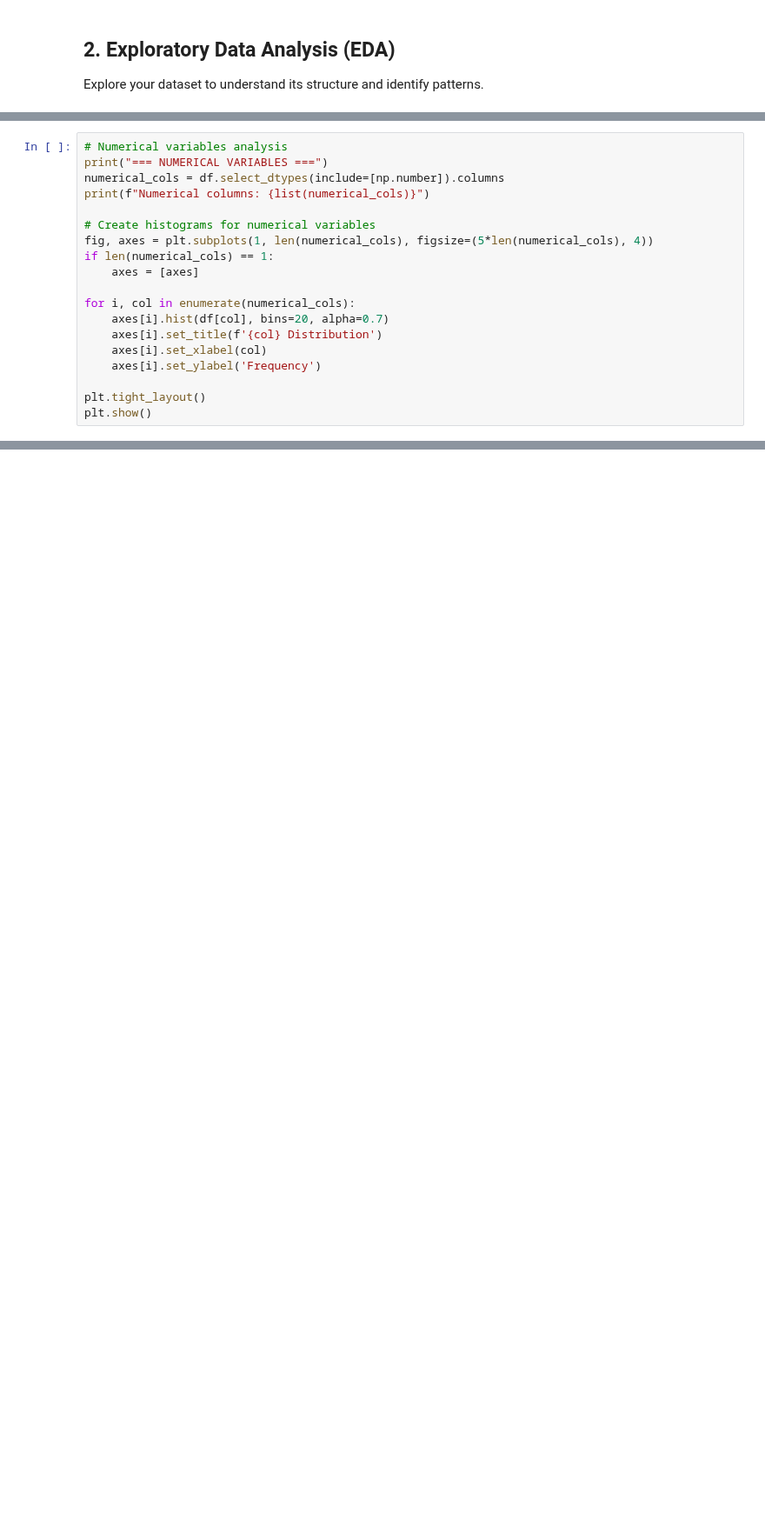
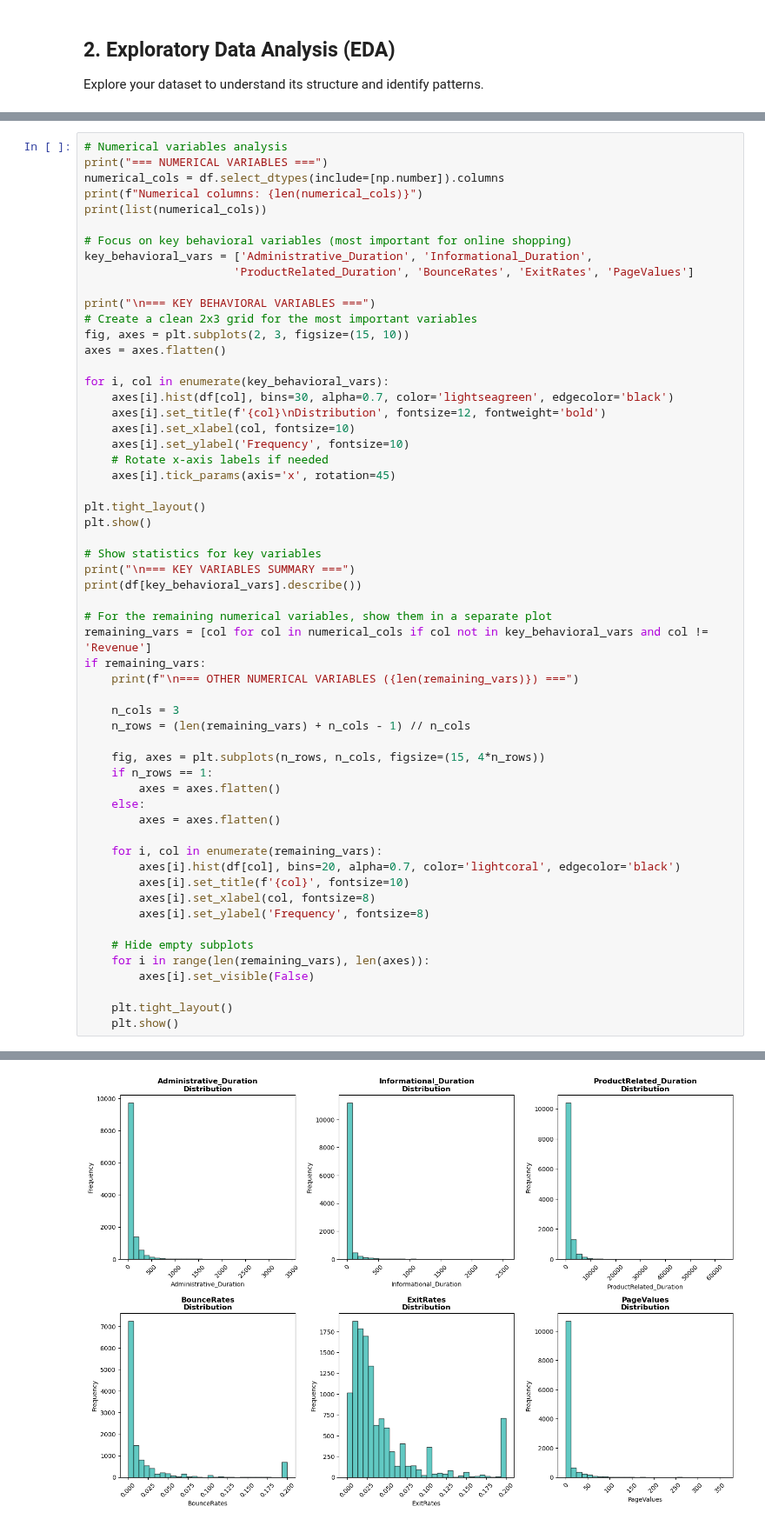
Before and after one commit to DS219/spark-seprep, a Jupyter notebook: student-work/assignment-5/assignment5-AnsonZhu.ipynb, the cells around one changed output, grey strips where cells are left out. Shown at 87% size. Cells and saved outputs as stored; diff of their text form; blank space fills up the shorter version.

```diff
--- a/student-work/assignment-5/assignment5-AnsonZhu.ipynb
+++ b/student-work/assignment-5/assignment5-AnsonZhu.ipynb
@@ -132,19 +118,0 @@ Name: count, dtype: int64
-# %%
-# Numerical variables analysis
-print("=== NUMERICAL VARIABLES ===")
-numerical_cols = df.select_dtypes(include=[np.number]).columns
-print(f"Numerical columns: {list(numerical_cols)}")
-
-# Create histograms for numerical variables
-fig, axes = plt.subplots(1, len(numerical_cols), figsize=(5*len(numerical_cols), 4))
-if len(numerical_cols) == 1:
-    axes = [axes]
-
-for i, col in enumerate(numerical_cols):
-    axes[i].hist(df[col], bins=20, alpha=0.7)
-    axes[i].set_title(f'{col} Distribution')
-    axes[i].set_xlabel(col)
-    axes[i].set_ylabel('Frequency')
-
-plt.tight_layout()
-plt.show()
@@ -154,0 +119,58 @@ Numerical columns: ['age', 'income', 'target']
+# %%
+# Numerical variables analysis
+print("=== NUMERICAL VARIABLES ===")
+numerical_cols = df.select_dtypes(include=[np.number]).columns
+print(f"Numerical columns: {len(numerical_cols)}")
+print(list(numerical_cols))
+
+# Focus on key behavioral variables (most important for online shopping)
+key_behavioral_vars = ['Administrative_Duration', 'Informational_Duration',
+                      'ProductRelated_Duration', 'BounceRates', 'ExitRates', 'PageValues']
+
+print("\n=== KEY BEHAVIORAL VARIABLES ===")
+# Create a clean 2x3 grid for the most important variables
+fig, axes = plt.subplots(2, 3, figsize=(15, 10))
+axes = axes.flatten()
+
+for i, col in enumerate(key_behavioral_vars):
+    axes[i].hist(df[col], bins=30, alpha=0.7, color='lightseagreen', edgecolor='black')
+    axes[i].set_title(f'{col}\nDistribution', fontsize=12, fontweight='bold')
+    axes[i].set_xlabel(col, fontsize=10)
+    axes[i].set_ylabel('Frequency', fontsize=10)
+    # Rotate x-axis labels if needed
+    axes[i].tick_params(axis='x', rotation=45)
+
+plt.tight_layout()
+plt.show()
+
+# Show statistics for key variables
+print("\n=== KEY VARIABLES SUMMARY ===")
+print(df[key_behavioral_vars].describe())
+
+# For the remaining numerical variables, show them in a separate plot
+remaining_vars = [col for col in numerical_cols if col not in key_behavioral_vars and col != 'Revenue']
+if remaining_vars:
+    print(f"\n=== OTHER NUMERICAL VARIABLES ({len(remaining_vars)}) ===")
+
+    n_cols = 3
+    n_rows = (len(remaining_vars) + n_cols - 1) // n_cols
+
+    fig, axes = plt.subplots(n_rows, n_cols, figsize=(15, 4*n_rows))
+    if n_rows == 1:
+        axes = axes.flatten()
+    else:
+        axes = axes.flatten()
+
+    for i, col in enumerate(remaining_vars):
+        axes[i].hist(df[col], bins=20, alpha=0.7, color='lightcoral', edgecolor='black')
+        axes[i].set_title(f'{col}', fontsize=10)
+        axes[i].set_xlabel(col, fontsize=8)
+        axes[i].set_ylabel('Frequency', fontsize=8)
+
+    # Hide empty subplots
+    for i in range(len(remaining_vars), len(axes)):
+        axes[i].set_visible(False)
+
+    plt.tight_layout()
+    plt.show()
+# %% [output]
@@ -154,0 +182 @@ Numerical columns: ['age', 'income', 'target']
+[figure, added]
```
Also changed, not shown: parts of 25 cells of this notebook.
